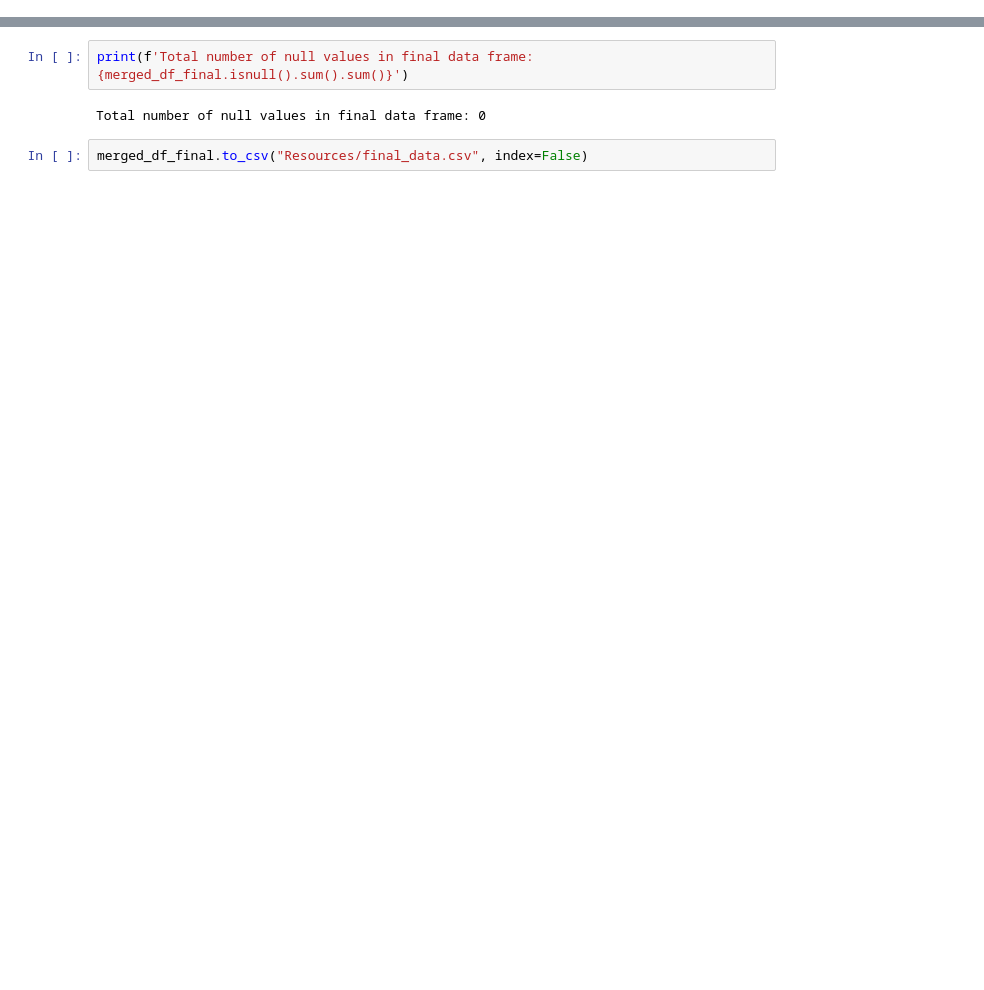
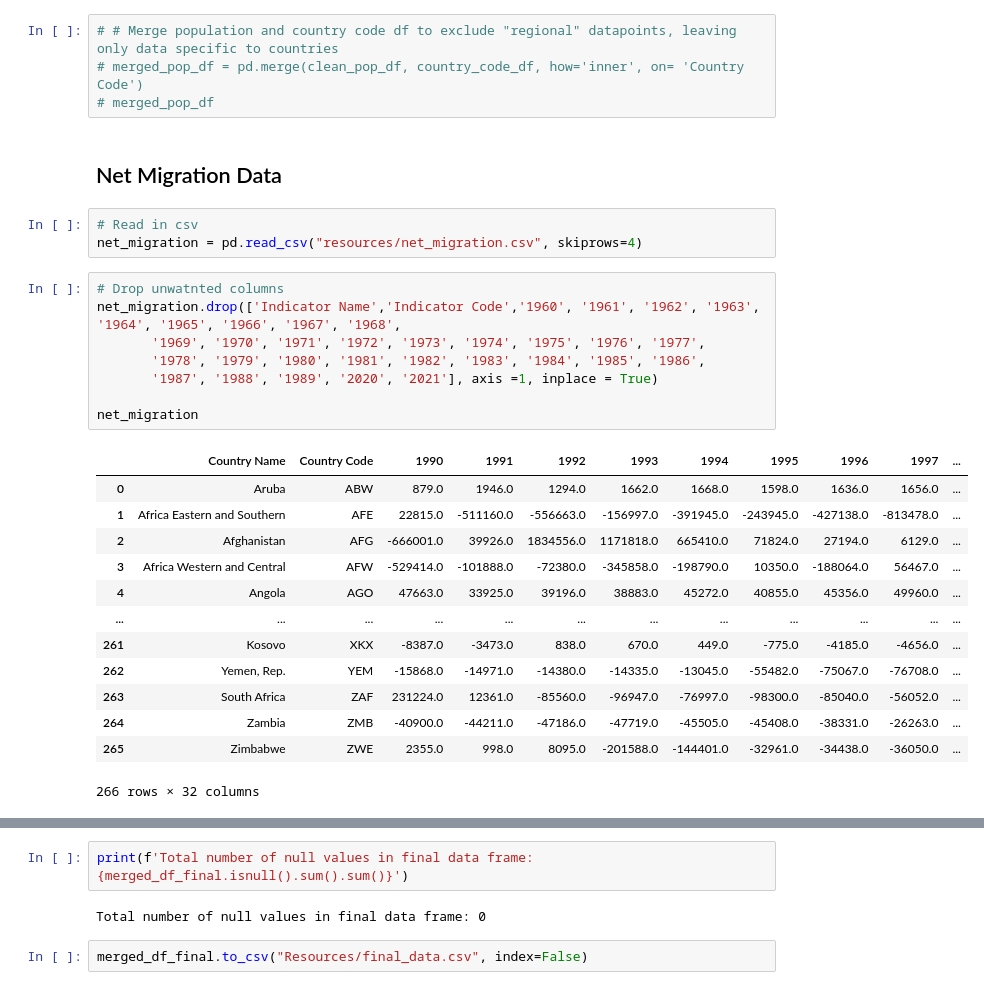
Before and after one commit to oli124/Project3_OliverK_UfuomaA, a Jupyter notebook: Population.ipynb, the cells around one changed output, grey strips where cells are left out. Saved outputs shown, nothing was run; the diff lists cells and outputs as text; blank space fills up the shorter version.

```diff
--- a/Population.ipynb
+++ b/Population.ipynb
@@ -302,0 +228,31 @@ merged_df_final
+# %%
+# # Merge population and country code df to exclude "regional" datapoints, leaving only data specific to countries
+# merged_pop_df = pd.merge(clean_pop_df, country_code_df, how='inner', on= 'Country Code')
+# merged_pop_df
+# %% [markdown]
+## Net Migration Data
+# %%
+# Read in csv
+net_migration = pd.read_csv("resources/net_migration.csv", skiprows=4)
+# %%
+# Drop unwatnted columns
+net_migration.drop(['Indicator Name','Indicator Code','1960', '1961', '1962', '1963', '1964', '1965', '1966', '1967', '1968',
+       '1969', '1970', '1971', '1972', '1973', '1974', '1975', '1976', '1977',
+       '1978', '1979', '1980', '1981', '1982', '1983', '1984', '1985', '1986',
+       '1987', '1988', '1989', '2020', '2021'], axis =1, inplace = True)
+
+net_migration
+# %% [output]
+|  | Country Name | Country Code | 1990 | 1991 | 1992 | 1993 | 1994 | 1995 | 1996 | 1997 | ... |
+| 0 | Aruba | ABW | 879.0 | 1946.0 | 1294.0 | 1662.0 | 1668.0 | 1598.0 | 1636.0 | 1656.0 | ... |
+| 1 | Africa Eastern and Southern | AFE | 22815.0 | -511160.0 | -556663.0 | -156997.0 | -391945.0 | -243945.0 | -427138.0 | -813478.0 | ... |
+| 2 | Afghanistan | AFG | -666001.0 | 39926.0 | 1834556.0 | 1171818.0 | 665410.0 | 71824.0 | 27194.0 | 6129.0 | ... |
+| 3 | Africa Western and Central | AFW | -529414.0 | -101888.0 | -72380.0 | -345858.0 | -198790.0 | 10350.0 | -188064.0 | 56467.0 | ... |
+| 4 | Angola | AGO | 47663.0 | 33925.0 | 39196.0 | 38883.0 | 45272.0 | 40855.0 | 45356.0 | 49960.0 | ... |
+| ... | ... | ... | ... | ... | ... | ... | ... | ... | ... | ... | ... |
+| 261 | Kosovo | XKX | -8387.0 | -3473.0 | 838.0 | 670.0 | 449.0 | -775.0 | -4185.0 | -4656.0 | ... |
+| 262 | Yemen, Rep. | YEM | -15868.0 | -14971.0 | -14380.0 | -14335.0 | -13045.0 | -55482.0 | -75067.0 | -76708.0 | ... |
+| 263 | South Africa | ZAF | 231224.0 | 12361.0 | -85560.0 | -96947.0 | -76997.0 | -98300.0 | -85040.0 | -56052.0 | ... |
+| 264 | Zambia | ZMB | -40900.0 | -44211.0 | -47186.0 | -47719.0 | -45505.0 | -45408.0 | -38331.0 | -26263.0 | ... |
+| 265 | Zimbabwe | ZWE | 2355.0 | 998.0 | 8095.0 | -201588.0 | -144401.0 | -32961.0 | -34438.0 | -36050.0 | ... |
+266 rows × 32 columns
```
Also changed, not shown: parts of 49 cells of this notebook, 15 other files.
